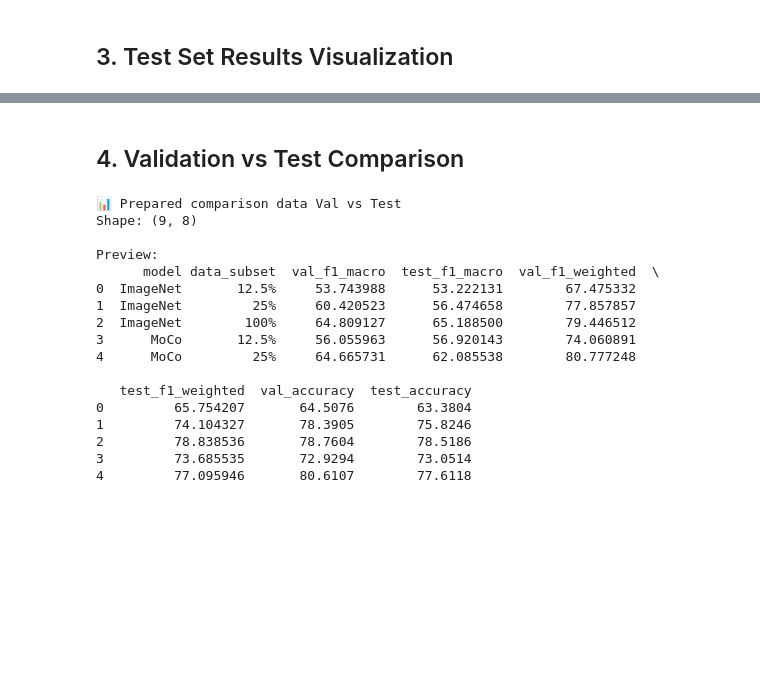
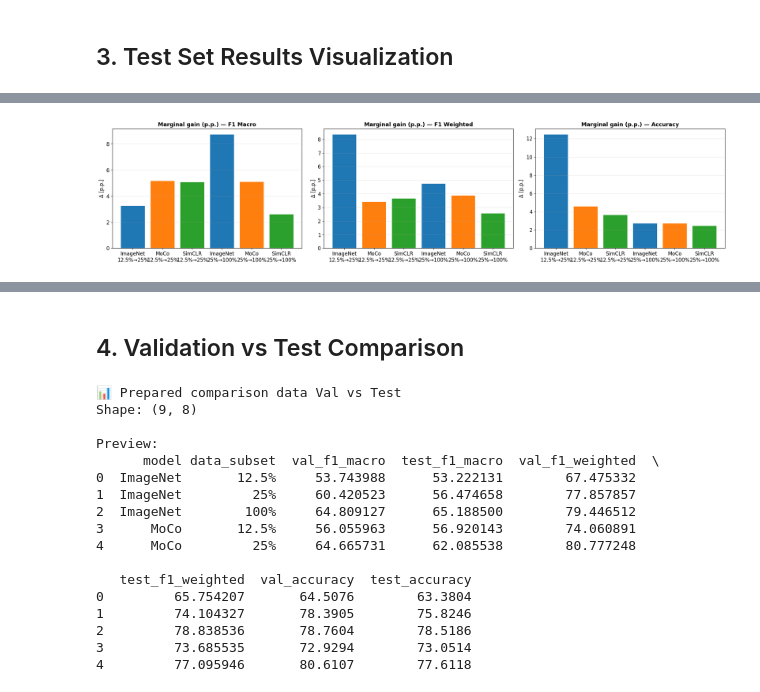
Before and after one commit to jmachalica/SelfSupSurg, a Jupyter notebook: utils/notebooks/analyze_results.ipynb, the cells around one changed output, grey strips where cells are left out. Cells and saved outputs as stored; diff of their text form; code cells hidden in the pictures; blank space fills up the shorter version.

```diff
--- a/utils/notebooks/analyze_results.ipynb
+++ b/utils/notebooks/analyze_results.ipynb
@@ -273,0 +671,44 @@ plt.show()
+# %%
+# przygotuj listę przejść (z posortowanego porządku subsetów)
+ordered_subsets = df.sort_values("subset_num")["data_subset"].drop_duplicates().tolist()
+transitions = list(zip(ordered_subsets[:-1], ordered_subsets[1:]))
+
+def marginal_gains(df_metric, metric_col):
+    out = []
+    for model, g in df_metric.groupby("model"):
+        g = g.sort_values("subset_num")
+        vals = g[["data_subset","subset_num",metric_col]].reset_index(drop=True)
+        for i in range(1, len(vals)):
+            out.append({
+                "model": model,
+                "from": vals.loc[i-1,"data_subset"],
+                "to":   vals.loc[i,"data_subset"],
+                "gain_pp": vals.loc[i, metric_col] - vals.loc[i-1, metric_col]
+            })
+    return pd.DataFrame(out)
+
+mg_macro    = marginal_gains(df, "test_f1_macro")
+mg_weighted = marginal_gains(df, "test_f1_weighted")
+mg_acc      = marginal_gains(df, "test_accuracy")
+
+fig, axes = plt.subplots(1, 3, figsize=(21, 5))
+for ax, mg, title in [
+    (axes[0], mg_macro,    "Marginal gain (p.p.) — F1 Macro"),
+    (axes[1], mg_weighted, "Marginal gain (p.p.) — F1 Weighted"),
+    (axes[2], mg_acc,      "Marginal gain (p.p.) — Accuracy"),
+]:
+    x_labels, heights, colors = [], [], []
+    for (frm,to) in transitions:
+        gg = mg[(mg["from"]==frm) & (mg["to"]==to)]
+        for _, r in gg.iterrows():
+            x_labels.append(f'{r["model"]}\n{frm}→{to}')
+            heights.append(r["gain_pp"])
+            colors.append(model_colors.get(r["model"], None))
+    ax.bar(x_labels, heights, color=colors)
+    ax.axhline(0, ls=":", color="gray", alpha=0.7)
+    ax.set_title(title, fontsize=13, fontweight="bold")
+    ax.set_ylabel("Δ [p.p.]")
+    ax.grid(True, axis="y", alpha=0.3)
+plt.tight_layout(); plt.show()
+# %% [output]
+[figure, added]
```
Also changed, not shown: parts of 21 cells of this notebook.
